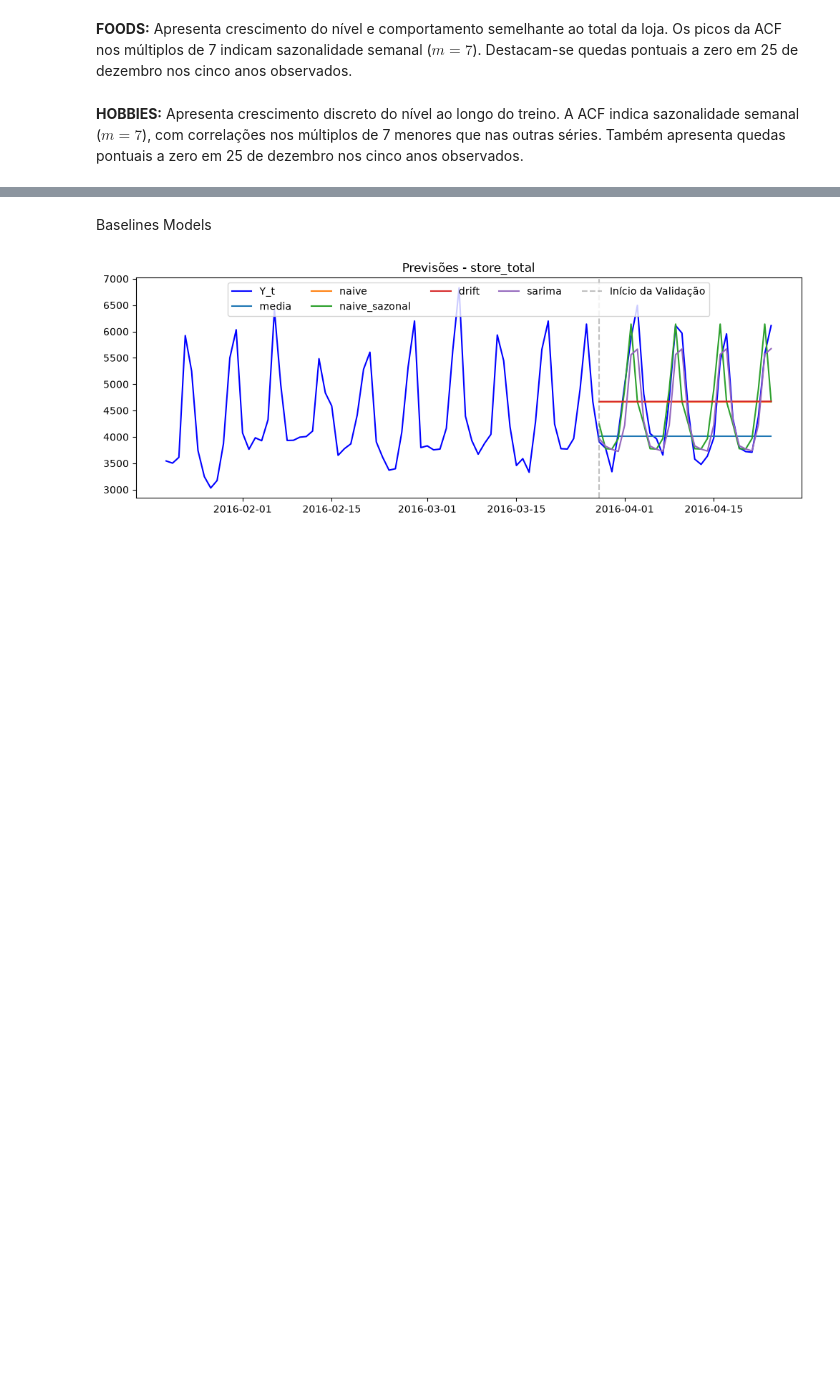
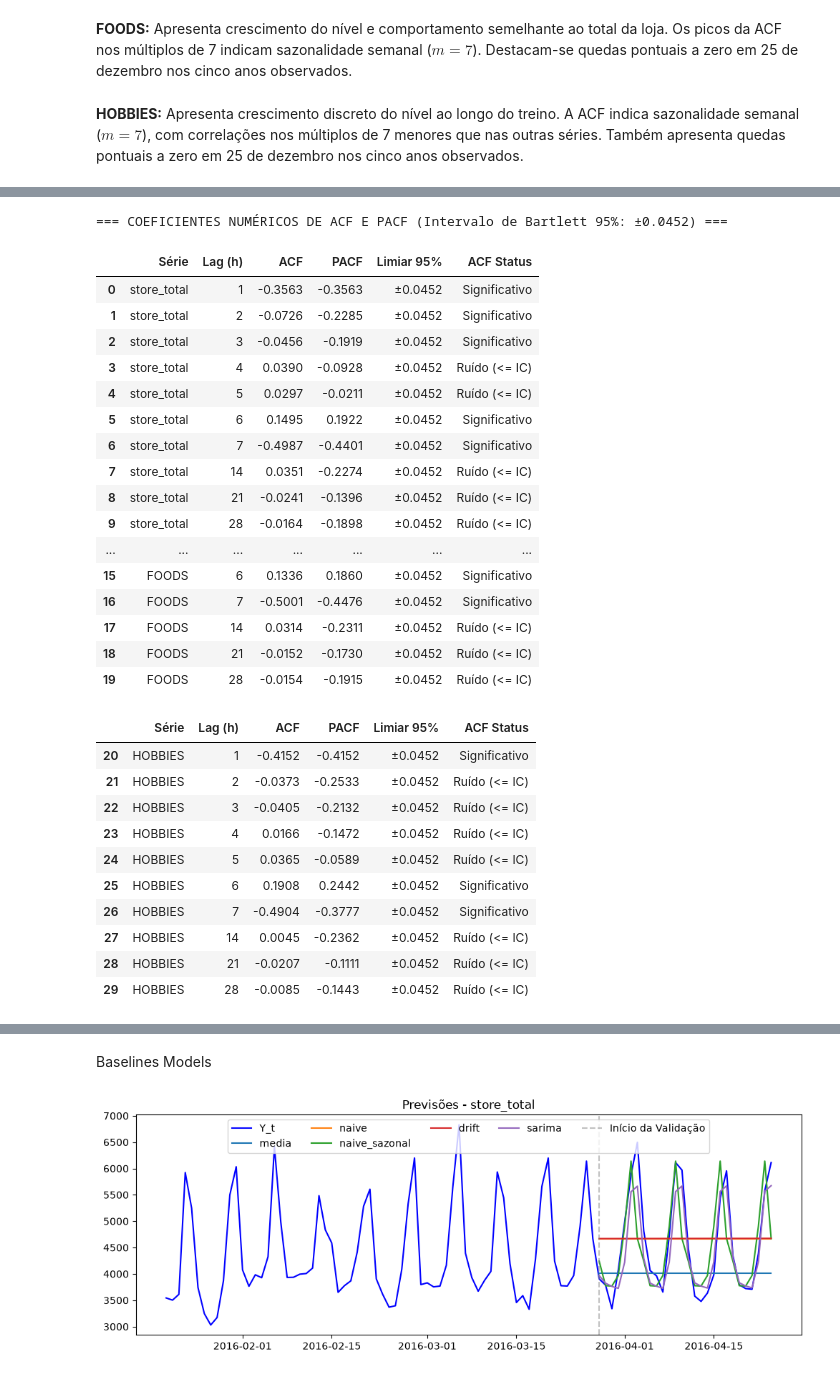
Before and after one commit to mistercapote/time-series-a2-2026, a Jupyter notebook: main.ipynb, the cells around one changed output, grey strips where cells are left out. Cells and saved outputs as stored; diff of their text form; code cells hidden in the pictures; blank space fills up the shorter version.

```diff
--- a/main.ipynb
+++ b/main.ipynb
@@ -203,0 +224,58 @@ Essa especificação fundamenta teoricamente a parametrização adotada em `ORDE
+# %%
+import statsmodels.tsa.stattools as smt
+
+# 2. Tabela Analítica dos Coeficientes de ACF e PACF da Série Estacionária w_t
+tabela_coefs = []
+T = len(train_data) - 8 # Tamanho efetivo da série duplamente diferenciada
+ic_95 = 1.96 / np.sqrt(T)
+
+for label in labels:
+    w = train_data[label].diff(1).diff(7).dropna()
+    acf_w = smt.acf(w, nlags=28)
+    pacf_w = smt.pacf(w, nlags=28, method='ywm')
+
+    for h in [1, 2, 3, 4, 5, 6, 7, 14, 21, 28]:
+        sig = "Significativo" if abs(acf_w[h]) > ic_95 else "Ruído (<= IC)"
+        tabela_coefs.append({
+            "Série": label,
+            "Lag (h)": h,
+            "ACF": round(float(acf_w[h]), 4),
+            "PACF": round(float(pacf_w[h]), 4),
+            "Limiar 95%": f"±{ic_95:.4f}",
+            "ACF Status": sig,
+        })
+
+df_coefs = pd.DataFrame(tabela_coefs)
+print(f"=== COEFICIENTES NUMÉRICOS DE ACF E PACF (Intervalo de Bartlett 95%: ±{ic_95:.4f}) ===")
+display(df_coefs.head(20))
+display(df_coefs.tail(10))
+# %% [output]
+=== COEFICIENTES NUMÉRICOS DE ACF E PACF (Intervalo de Bartlett 95%: ±0.0452) ===
+|  | Série | Lag (h) | ACF | PACF | Limiar 95% | ACF Status |
+| 0 | store_total | 1 | -0.3563 | -0.3563 | ±0.0452 | Significativo |
+| 1 | store_total | 2 | -0.0726 | -0.2285 | ±0.0452 | Significativo |
+| 2 | store_total | 3 | -0.0456 | -0.1919 | ±0.0452 | Significativo |
+| 3 | store_total | 4 | 0.0390 | -0.0928 | ±0.0452 | Ruído (<= IC) |
+| 4 | store_total | 5 | 0.0297 | -0.0211 | ±0.0452 | Ruído (<= IC) |
+| 5 | store_total | 6 | 0.1495 | 0.1922 | ±0.0452 | Significativo |
+| 6 | store_total | 7 | -0.4987 | -0.4401 | ±0.0452 | Significativo |
+| 7 | store_total | 14 | 0.0351 | -0.2274 | ±0.0452 | Ruído (<= IC) |
+| 8 | store_total | 21 | -0.0241 | -0.1396 | ±0.0452 | Ruído (<= IC) |
+| 9 | store_total | 28 | -0.0164 | -0.1898 | ±0.0452 | Ruído (<= IC) |
+| ... | ... | ... | ... | ... | ... | ... |
+| 15 | FOODS | 6 | 0.1336 | 0.1860 | ±0.0452 | Significativo |
+| 16 | FOODS | 7 | -0.5001 | -0.4476 | ±0.0452 | Significativo |
+| 17 | FOODS | 14 | 0.0314 | -0.2311 | ±0.0452 | Ruído (<= IC) |
+| 18 | FOODS | 21 | -0.0152 | -0.1730 | ±0.0452 | Ruído (<= IC) |
+| 19 | FOODS | 28 | -0.0154 | -0.1915 | ±0.0452 | Ruído (<= IC) |
+|  | Série | Lag (h) | ACF | PACF | Limiar 95% | ACF Status |
+| 20 | HOBBIES | 1 | -0.4152 | -0.4152 | ±0.0452 | Significativo |
+| 21 | HOBBIES | 2 | -0.0373 | -0.2533 | ±0.0452 | Ruído (<= IC) |
+| 22 | HOBBIES | 3 | -0.0405 | -0.2132 | ±0.0452 | Ruído (<= IC) |
+| 23 | HOBBIES | 4 | 0.0166 | -0.1472 | ±0.0452 | Ruído (<= IC) |
+| 24 | HOBBIES | 5 | 0.0365 | -0.0589 | ±0.0452 | Ruído (<= IC) |
+| 25 | HOBBIES | 6 | 0.1908 | 0.2442 | ±0.0452 | Significativo |
+| 26 | HOBBIES | 7 | -0.4904 | -0.3777 | ±0.0452 | Significativo |
+| 27 | HOBBIES | 14 | 0.0045 | -0.2362 | ±0.0452 | Ruído (<= IC) |
+| 28 | HOBBIES | 21 | -0.0207 | -0.1111 | ±0.0452 | Ruído (<= IC) |
+| 29 | HOBBIES | 28 | -0.0085 | -0.1443 | ±0.0452 | Ruído (<= IC) |
```
Also changed, not shown: parts of 12 cells of this notebook, 3 other files.
